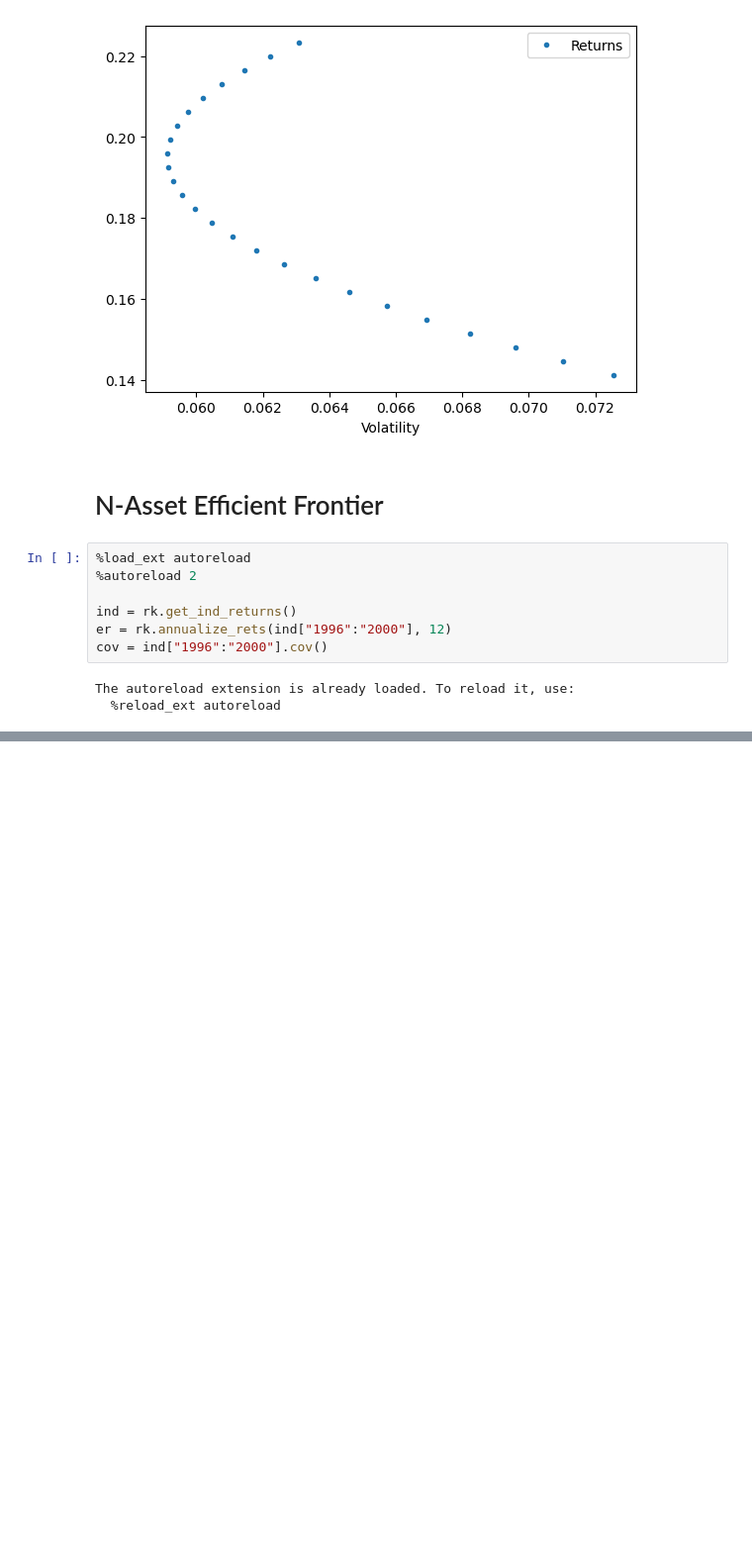
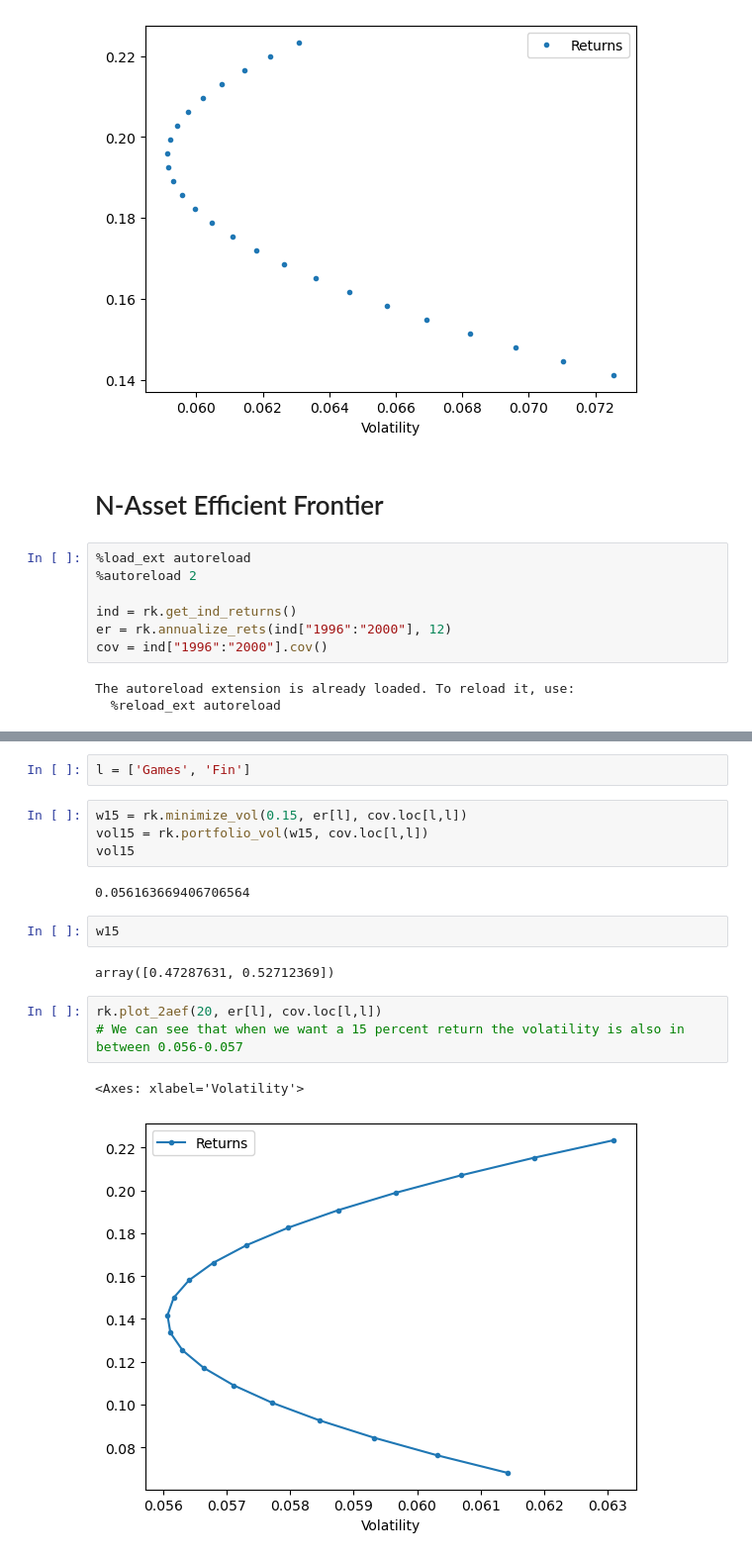
Before and after one commit to ahmet794/Investment-Banking-Asset-Management, a Jupyter notebook: Labs Week 2.ipynb, the cells around one changed output, grey strips where cells are left out. Shown at 99% size. Cells and saved outputs as stored; diff of their text form; blank space fills up the shorter version.

Commit message:
Multi asset efficient frontier functionality added, plots were made for multi asset portfolios

```diff
--- a/Labs Week 2.ipynb
+++ b/Labs Week 2.ipynb
@@ -262,3 +270,21 @@ def plot_ef(n_points, er, cov, style=".-"):
         "Volatility": vols
     })
     return ef.plot.line(x = "Volatility", y="Returns", style=style)
+# %%
+l = ['Games', 'Fin']
+# %%
+w15 = rk.minimize_vol(0.15, er[l], cov.loc[l,l])
+vol15 = rk.portfolio_vol(w15, cov.loc[l,l])
+vol15
+# %% [output]
+0.056163669406706564
+# %%
+w15
+# %% [output]
+array([0.47287631, 0.52712369])
+# %%
+rk.plot_2aef(20, er[l], cov.loc[l,l])
+# We can see that when we want a 15 percent return the volatility is also in between 0.056-0.057
+# %% [output]
+<Axes: xlabel='Volatility'>
+[figure, added]
```
Also changed, not shown: parts of 2 cells of this notebook, 1 other file.
